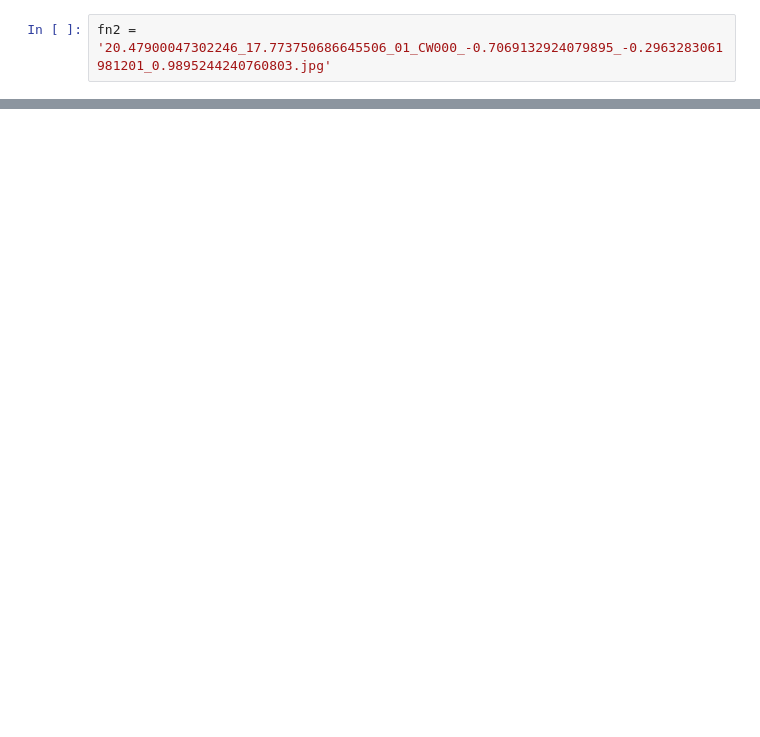
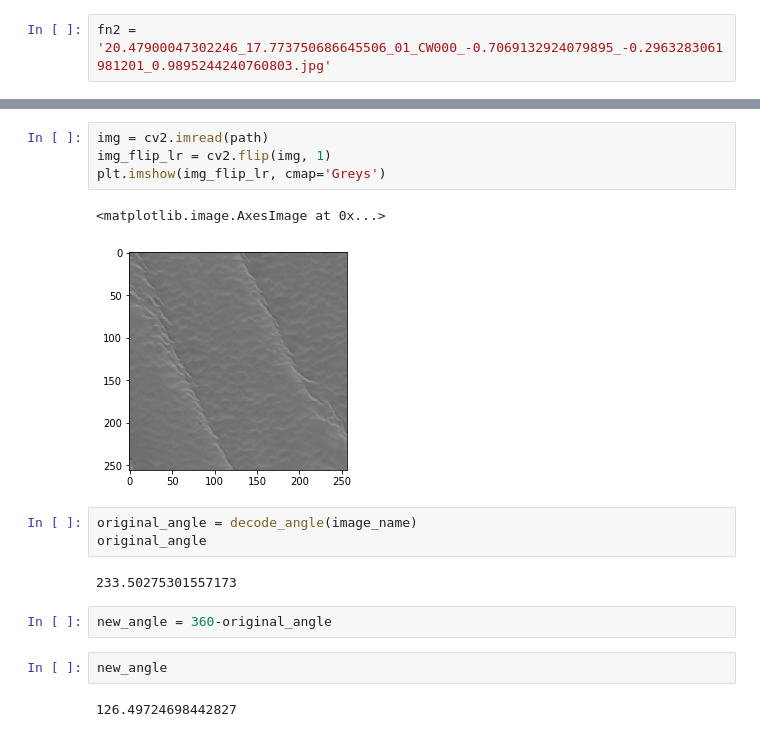
Before and after one commit to cedricmjohn/marswinds, a Jupyter notebook: notebooks/cedric_practice_dataset_generator.ipynb, the cells around one changed output, grey strips where cells are left out. Cells and saved outputs as stored; diff of their text form; blank space fills up the shorter version.

```diff
--- a/notebooks/cedric_practice_dataset_generator.ipynb
+++ b/notebooks/cedric_practice_dataset_generator.ipynb
@@ -528,0 +608,18 @@ True
+# %%
+img = cv2.imread(path)
+img_flip_lr = cv2.flip(img, 1)
+plt.imshow(img_flip_lr, cmap='Greys')
+# %% [output]
+<matplotlib.image.AxesImage at 0x...>
+[figure, added]
+# %%
+original_angle = decode_angle(image_name)
+original_angle
+# %% [output]
+233.50275301557173
+# %%
+new_angle = 360-original_angle
+# %%
+new_angle
+# %% [output]
+126.49724698442827
```
Also changed, not shown: parts of 9 cells of this notebook, 3 other files.
